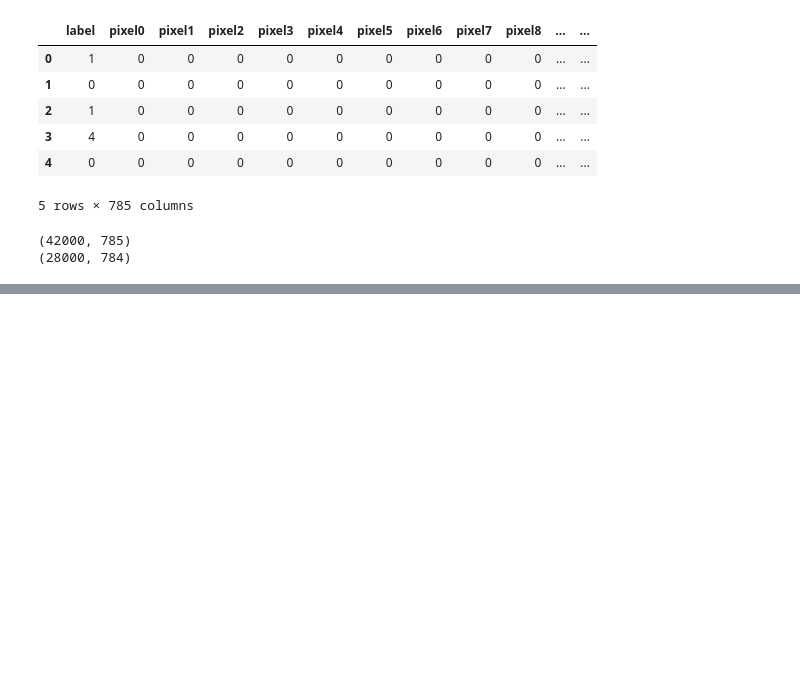
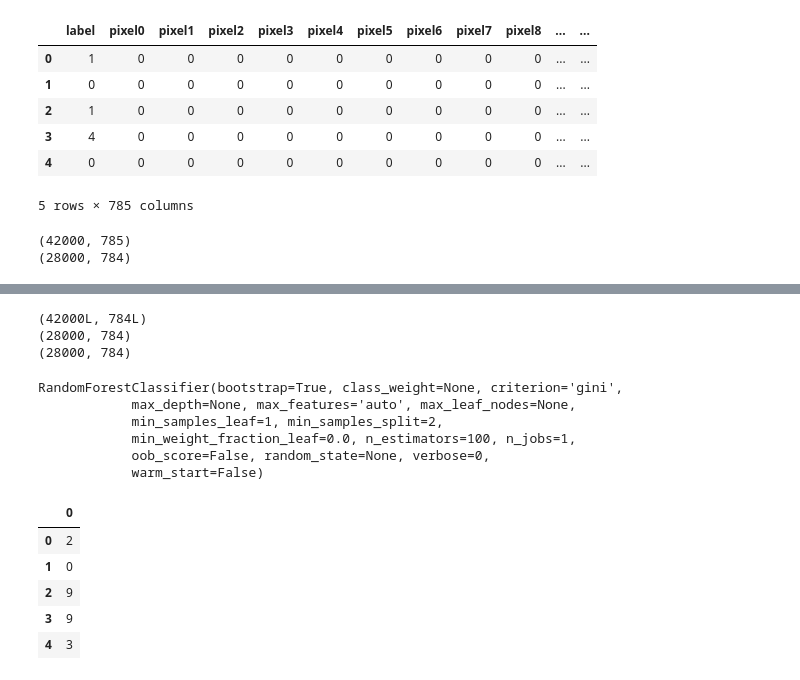
Before and after one commit to sglembocki/personal_projects, a Jupyter notebook: DigitRecognizer/DigitRecognizer.ipynb, the cells around one changed output, grey strips where cells are left out. Cells and saved outputs as stored; diff of their text form; code cells hidden in the pictures; blank space fills up the shorter version.

```diff
--- a/DigitRecognizer/DigitRecognizer.ipynb
+++ b/DigitRecognizer/DigitRecognizer.ipynb
@@ -35,0 +37,18 @@ print test.shape
+# %%
+print train_images.shape
+print test.shape
+print test_ids.shape
+# %% [output]
+(42000L, 784L)
+(28000, 784)
+(28000, 784)
+# %%
+rand_forest = RandomForestClassifier(n_estimators=100)
+rand_forest.fit(train_images, train_labels)
+# %% [output]
+RandomForestClassifier(bootstrap=True, class_weight=None, criterion='gini',
+            max_depth=None, max_features='auto', max_leaf_nodes=None,
+            min_samples_leaf=1, min_samples_split=2,
+            min_weight_fraction_leaf=0.0, n_estimators=100, n_jobs=1,
+            oob_score=False, random_state=None, verbose=0,
+            warm_start=False)
@@ -35,0 +57,10 @@ print test.shape
+# %%
+result = pd.DataFrame(result)
+result.head()
+# %% [output]
+|  | 0 |
+| 0 | 2 |
+| 1 | 0 |
+| 2 | 9 |
+| 3 | 9 |
+| 4 | 3 |
```
Also changed, not shown: parts of 8 cells of this notebook, 2 other files.
